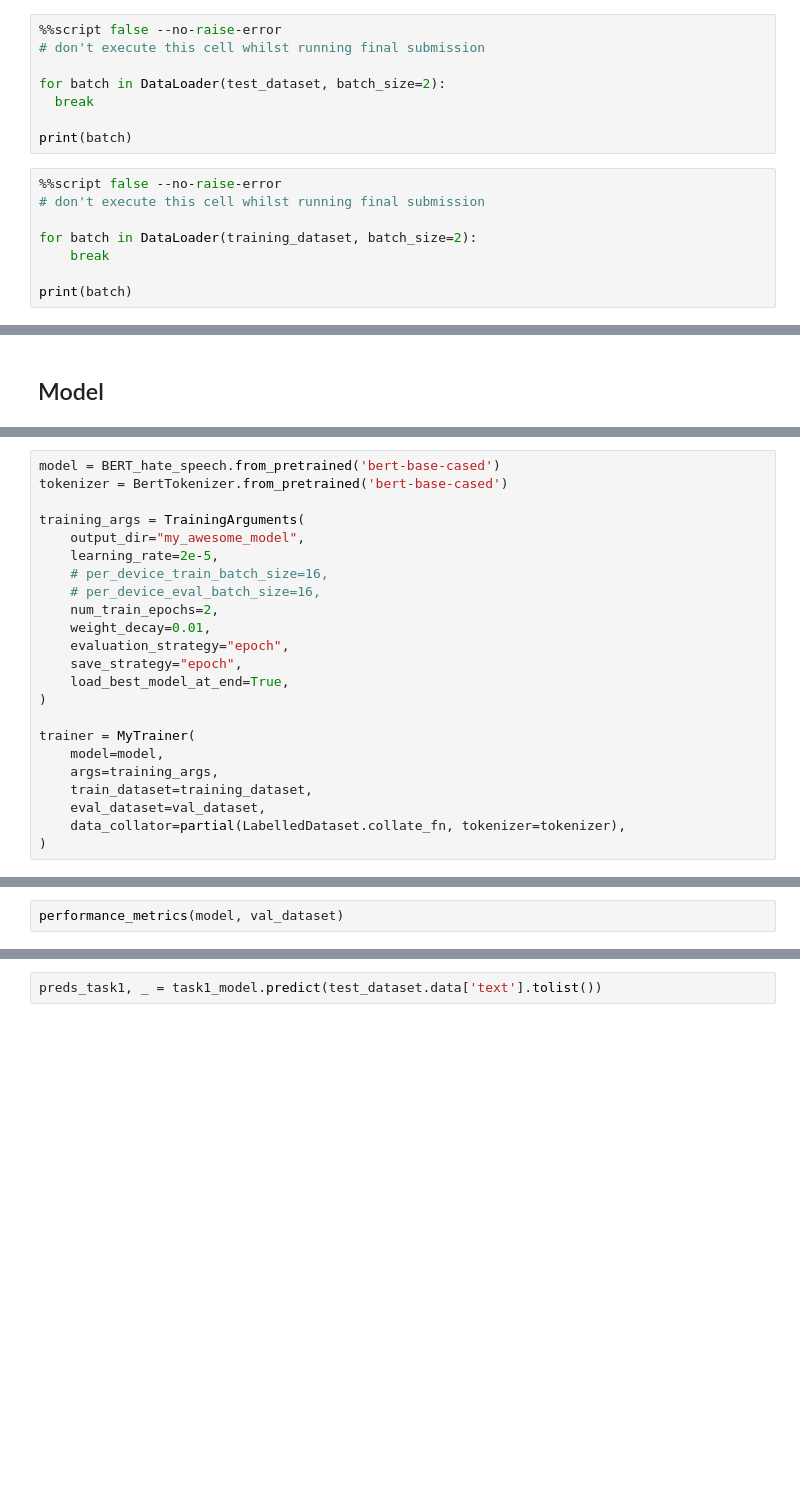
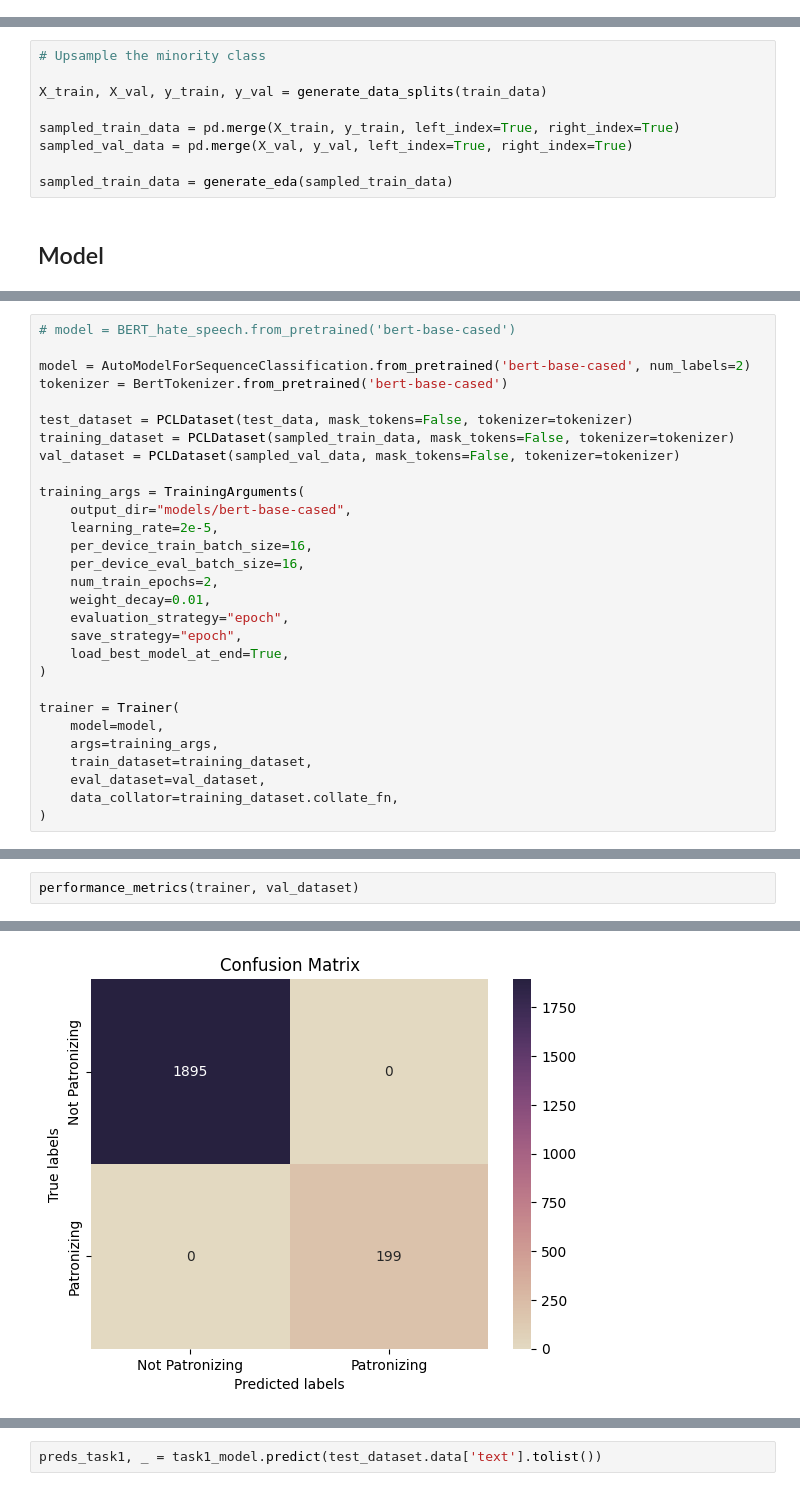
Before and after one commit to avzh1/nlp_bert_classifier, a Jupyter notebook: src/binary-classification.ipynb, the cells around one changed output, grey strips where cells are left out. Saved outputs shown, nothing was run; the diff lists cells and outputs as text; blank space fills up the shorter version.

```diff
--- a/src/binary-classification.ipynb
+++ b/src/binary-classification.ipynb
@@ -392,16 +242,0 @@ val_dataset = LabelledDataset(sampled_val_data)
-# %%
-%%script false --no-raise-error
-# don't execute this cell whilst running final submission
-
-for batch in DataLoader(test_dataset, batch_size=2):
-  break
-
-print(batch)
-# %%
-%%script false --no-raise-error
-# don't execute this cell whilst running final submission
-
-for batch in DataLoader(training_dataset, batch_size=2):
-    break
-
-print(batch)
@@ -458,2 +300,11 @@ def model_prediction(model):
+# %%
+# Upsample the minority class
+
+X_train, X_val, y_train, y_val = generate_data_splits(train_data)
+
+sampled_train_data = pd.merge(X_train, y_train, left_index=True, right_index=True)
+sampled_val_data = pd.merge(X_val, y_val, left_index=True, right_index=True)
+
+sampled_train_data = generate_eda(sampled_train_data)
 # %% [markdown]
 ## Model
@@ -518,12 +313,18 @@ class MyTrainer(Trainer):
 # %%
-model = BERT_hate_speech.from_pretrained('bert-base-cased')
+# model = BERT_hate_speech.from_pretrained('bert-base-cased')
+
+model = AutoModelForSequenceClassification.from_pretrained('bert-base-cased', num_labels=2)
 tokenizer = BertTokenizer.from_pretrained('bert-base-cased')
 
+test_dataset = PCLDataset(test_data, mask_tokens=False, tokenizer=tokenizer)
+training_dataset = PCLDataset(sampled_train_data, mask_tokens=False, tokenizer=tokenizer)
+val_dataset = PCLDataset(sampled_val_data, mask_tokens=False, tokenizer=tokenizer)
+
 training_args = TrainingArguments(
-    output_dir="my_awesome_model",
+    output_dir="models/bert-base-cased",
     learning_rate=2e-5,
-    # per_device_train_batch_size=16,
-    # per_device_eval_batch_size=16,
+    per_device_train_batch_size=16,
+    per_device_eval_batch_size=16,
     num_train_epochs=2,
     weight_decay=0.01,
     evaluation_strategy="epoch",
@@ -531,11 +332,11 @@ training_args = TrainingArguments(
     load_best_model_at_end=True,
 )
 
-trainer = MyTrainer(
+trainer = Trainer(
     model=model,
     args=training_args,
     train_dataset=training_dataset,
     eval_dataset=val_dataset,
-    data_collator=partial(LabelledDataset.collate_fn, tokenizer=tokenizer),
+    data_collator=training_dataset.collate_fn,
 )
 # %% [output]
@@ -582,3 +361,3 @@ Compile with `TORCH_USE_CUDA_DSA` to enable device-side assertions.
 # %%
-performance_metrics(model, val_dataset)
+performance_metrics(trainer, val_dataset)
 # %% [output]
@@ -585,0 +372 @@ AttributeError: 'BERT_hate_speech' object has no attribute 'predict'
+[figure, added]
```
Also changed, not shown: parts of 52 cells of this notebook, 3 other files.
